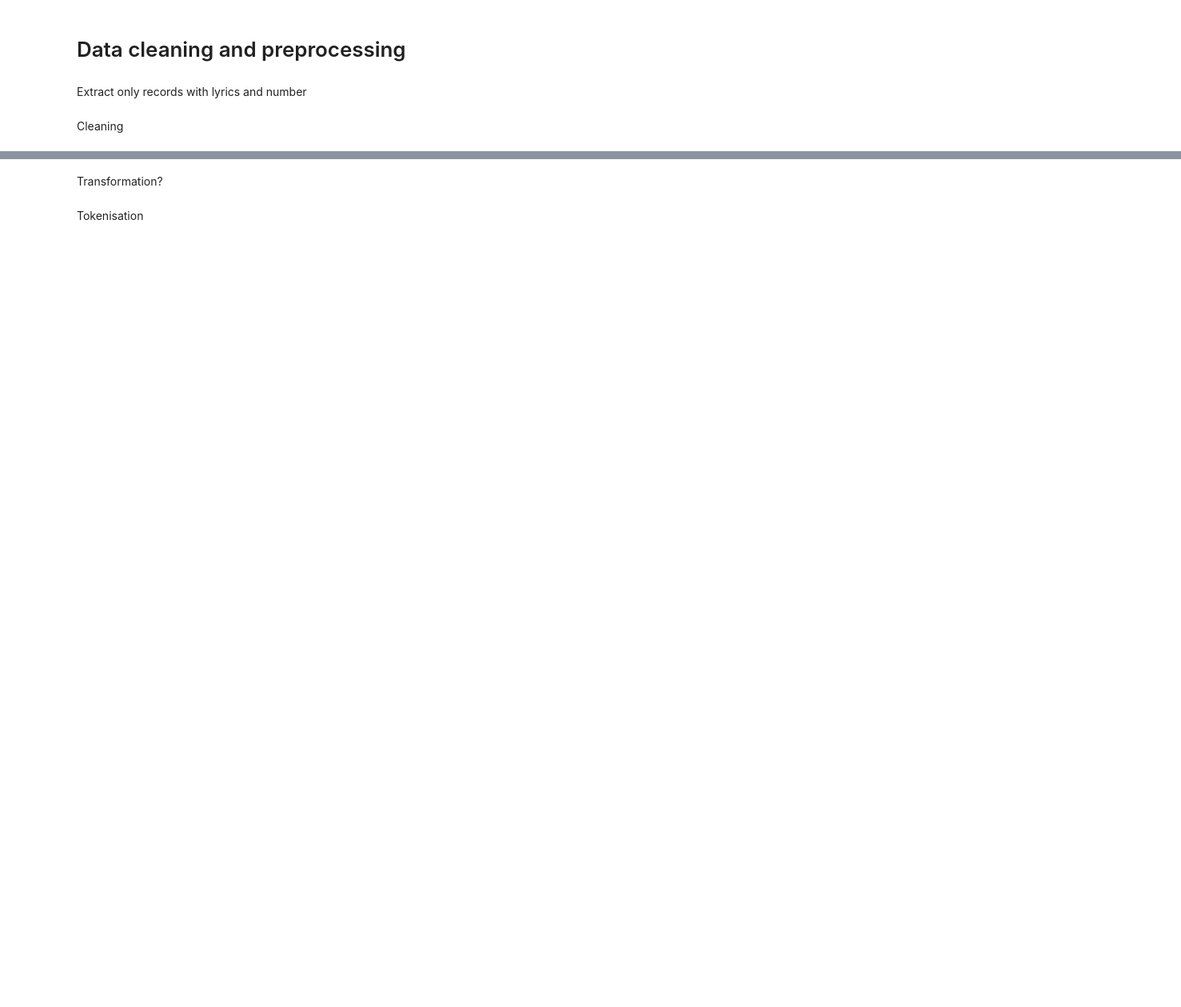
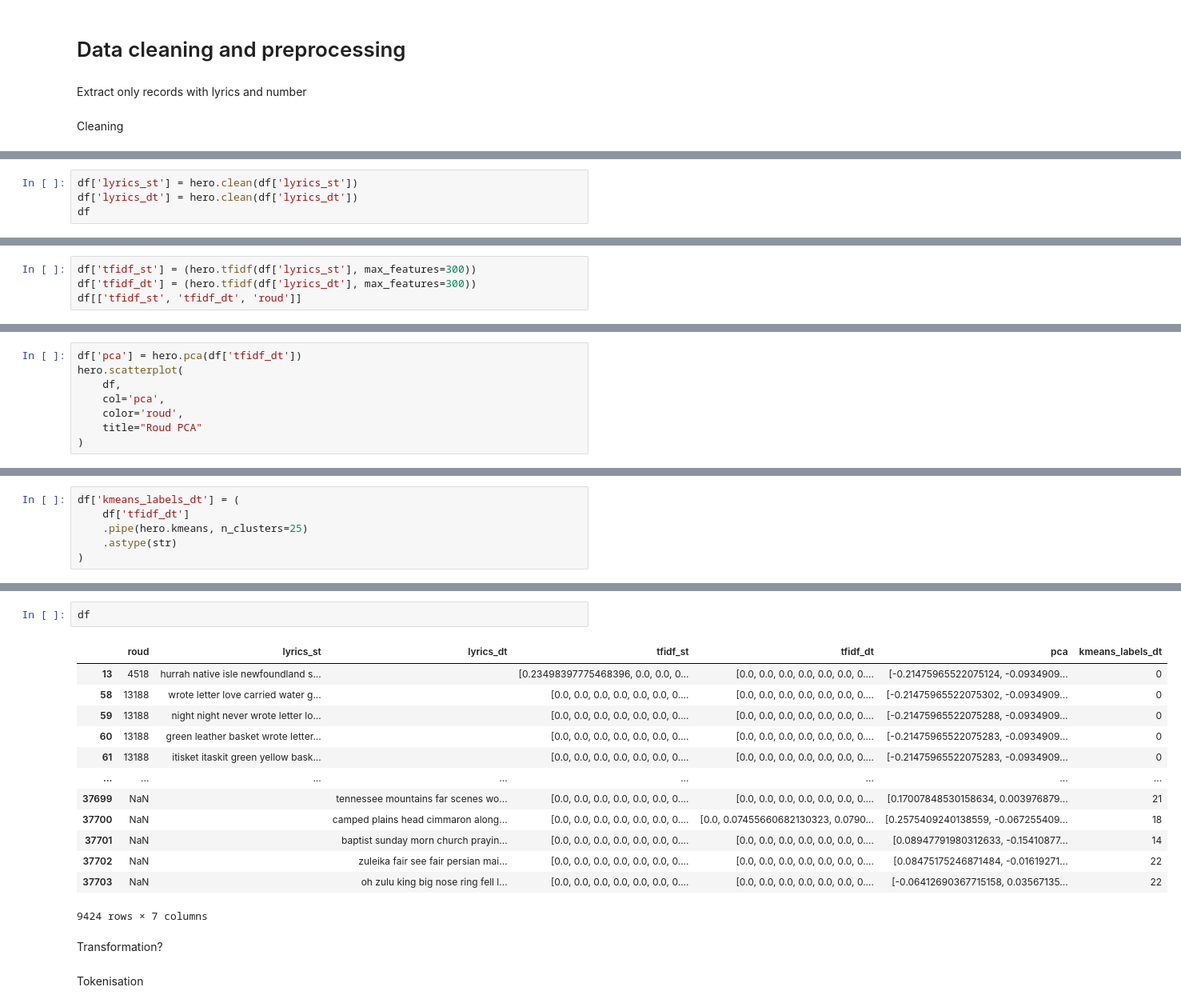
Before and after one commit to sian0x0/Roud-Song-Clusters, a Jupyter notebook: Roud-Clusters.ipynb, the cells around one changed output, grey strips where cells are left out. Shown at 80% size. Cells and saved outputs as stored; diff of their text form; blank space fills up the shorter version.

```diff
--- a/Roud-Clusters.ipynb
+++ b/Roud-Clusters.ipynb
@@ -960,0 +1060,4 @@ Cleaning
+# %%
+df['lyrics_st'] = hero.clean(df['lyrics_st'])
+df['lyrics_dt'] = hero.clean(df['lyrics_dt'])
+df
@@ -960,0 +1078,4 @@ Cleaning
+# %%
+df['tfidf_st'] = (hero.tfidf(df['lyrics_st'], max_features=300))
+df['tfidf_dt'] = (hero.tfidf(df['lyrics_dt'], max_features=300))
+df[['tfidf_st', 'tfidf_dt', 'roud']]
@@ -960,0 +1096,8 @@ Cleaning
+# %%
+df['pca'] = hero.pca(df['tfidf_dt'])
+hero.scatterplot(
+    df,
+    col='pca',
+    color='roud',
+    title="Roud PCA"
+)
@@ -960,0 +1109,6 @@ Cleaning
+# %%
+df['kmeans_labels_dt'] = (
+    df['tfidf_dt']
+    .pipe(hero.kmeans, n_clusters=25)
+    .astype(str)
+)
@@ -961,3 +1147,19 @@ Cleaning
+# %%
+df
+# %% [output]
+|  | roud | lyrics_st | lyrics_dt | tfidf_st | tfidf_dt | pca | kmeans_labels_dt |
+| 13 | 4518 | hurrah native isle newfoundland s... |  | [0.23498397775468396, 0.0, 0.0, 0... | [0.0, 0.0, 0.0, 0.0, 0.0, 0.0, 0.... | [-0.21475965522075124, -0.0934909... | 0 |
+| 58 | 13188 | wrote letter love carried water g... |  | [0.0, 0.0, 0.0, 0.0, 0.0, 0.0, 0.... | [0.0, 0.0, 0.0, 0.0, 0.0, 0.0, 0.... | [-0.21475965522075302, -0.0934909... | 0 |
+| 59 | 13188 | night night never wrote letter lo... |  | [0.0, 0.0, 0.0, 0.0, 0.0, 0.0, 0.... | [0.0, 0.0, 0.0, 0.0, 0.0, 0.0, 0.... | [-0.21475965522075288, -0.0934909... | 0 |
+| 60 | 13188 | green leather basket wrote letter... |  | [0.0, 0.0, 0.0, 0.0, 0.0, 0.0, 0.... | [0.0, 0.0, 0.0, 0.0, 0.0, 0.0, 0.... | [-0.21475965522075283, -0.0934909... | 0 |
+| 61 | 13188 | itisket itaskit green yellow bask... |  | [0.0, 0.0, 0.0, 0.0, 0.0, 0.0, 0.... | [0.0, 0.0, 0.0, 0.0, 0.0, 0.0, 0.... | [-0.21475965522075283, -0.0934909... | 0 |
+| ... | ... | ... | ... | ... | ... | ... | ... |
+| 37699 | NaN |  | tennessee mountains far scenes wo... | [0.0, 0.0, 0.0, 0.0, 0.0, 0.0, 0.... | [0.0, 0.0, 0.0, 0.0, 0.0, 0.0, 0.... | [0.17007848530158634, 0.003976879... | 21 |
+| 37700 | NaN |  | camped plains head cimmaron along... | [0.0, 0.0, 0.0, 0.0, 0.0, 0.0, 0.... | [0.0, 0.07455660682130323, 0.0790... | [0.2575409240138559, -0.067255409... | 18 |
+| 37701 | NaN |  | baptist sunday morn church prayin... | [0.0, 0.0, 0.0, 0.0, 0.0, 0.0, 0.... | [0.0, 0.0, 0.0, 0.0, 0.0, 0.0, 0.... | [0.08947791980312633, -0.15410877... | 14 |
+| 37702 | NaN |  | zuleika fair see fair persian mai... | [0.0, 0.0, 0.0, 0.0, 0.0, 0.0, 0.... | [0.0, 0.0, 0.0, 0.0, 0.0, 0.0, 0.... | [0.08475175246871484, -0.01619271... | 22 |
+| 37703 | NaN |  | oh zulu king big nose ring fell l... | [0.0, 0.0, 0.0, 0.0, 0.0, 0.0, 0.... | [0.0, 0.0, 0.0, 0.0, 0.0, 0.0, 0.... | [-0.06412690367715158, 0.03567135... | 22 |
+9424 rows × 7 columns
 # %% [markdown]
 Transformation?
 # %% [markdown]
```
Also changed, not shown: parts of 47 cells of this notebook.
